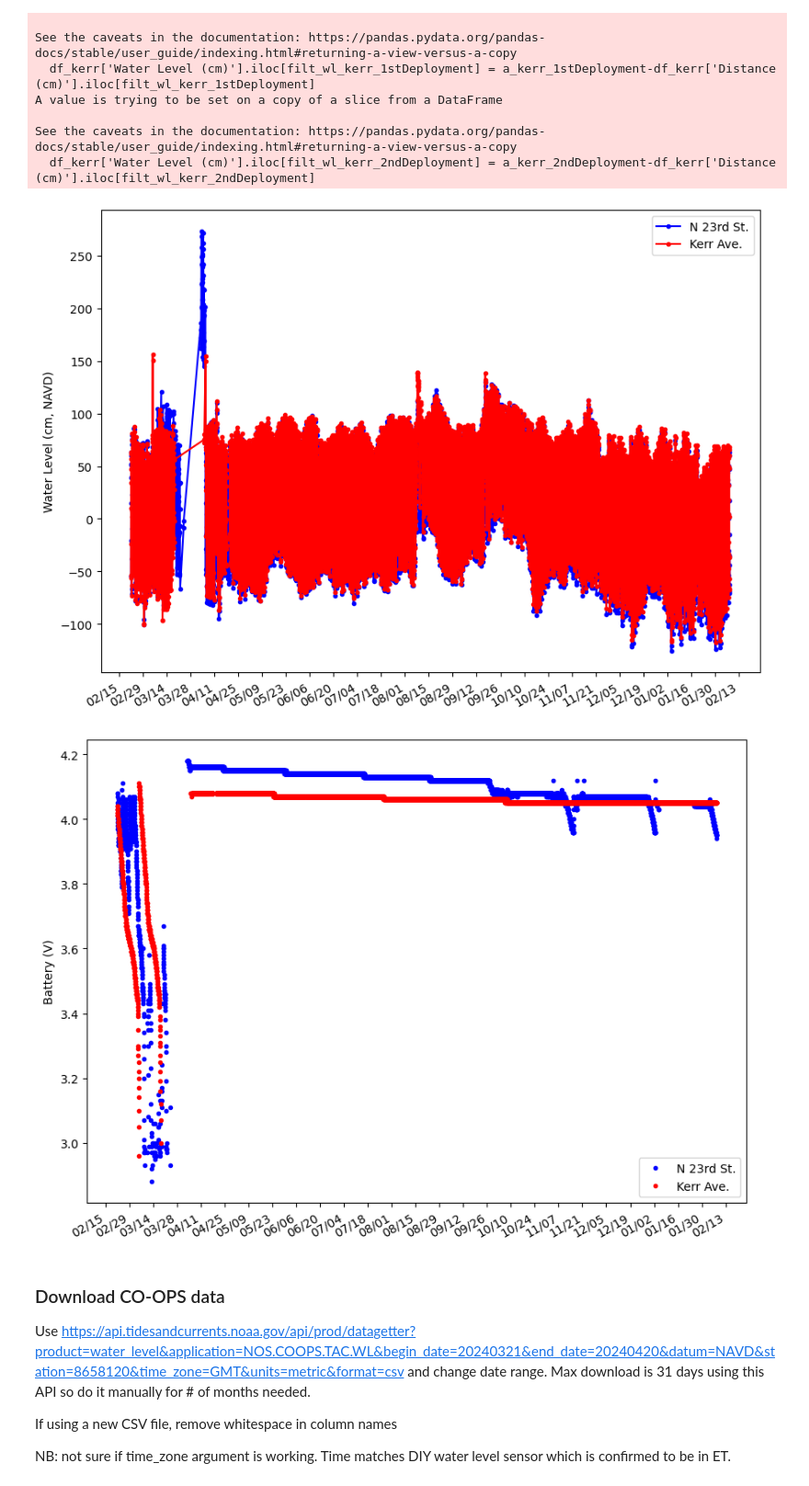
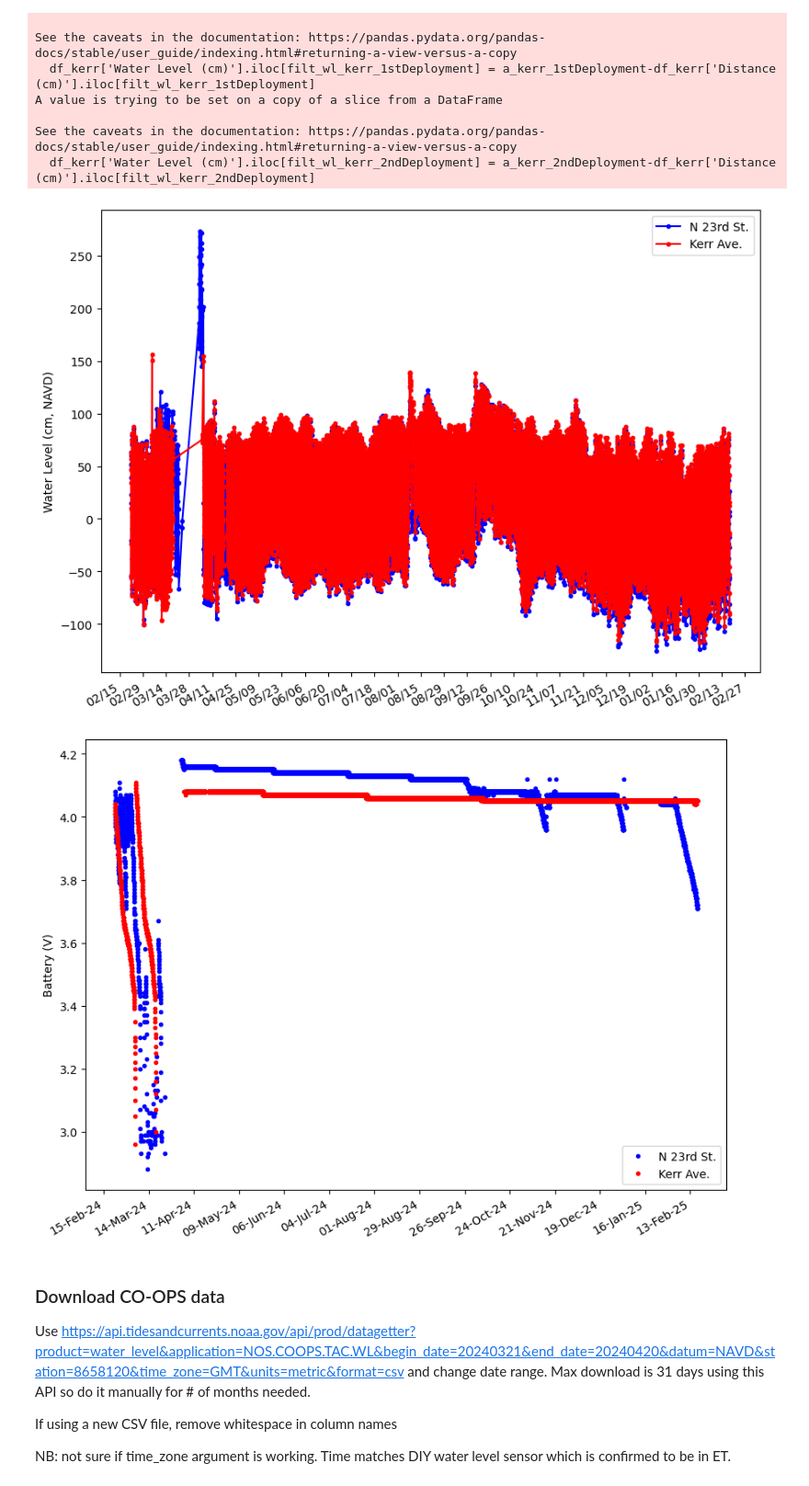
Before and after one commit to COAST-Lab/Open-Water-Level, a Jupyter notebook: Data Analysis/open_water_level_analysis_20240508.ipynb, the cells around one changed output. Shown at 92% size. Cells and saved outputs as stored; diff of their text form; code cells hidden in the pictures.

Commit message:
update google sheet analysis notebook

```diff
--- a/Data Analysis/open_water_level_analysis_20240508.ipynb
+++ b/Data Analysis/open_water_level_analysis_20240508.ipynb
@@ -19,7 +19,7 @@ os.getcwd()
 # %% [output]
 '/Users/bresnahanp/Dropbox/Smart_Coasts_Sensors/Water-Level/Open-Water-Level/Data Analysis'
 # %%
-filepath = os.path.join('Data', 'Water Level 2024 - Sheet1 - 20250207.csv')
+filepath = os.path.join('Data', 'Water Level 2024 - Sheet1 - 20250217.csv')
 df_full = pd.read_csv(filepath, header = None, parse_dates = [1])
 df_full.columns = ['Device_ID', 'Datetime Transmission', 'Sensor', 'Event', 'Unix Time', 'Distance (cm)', 'Battery (V)', 'Charge (%)']
 df_full.head()
@@ -156,25 +156,25 @@ axs.xaxis.set_major_formatter(date_form)
 
 fig.autofmt_xdate()
 # %% [output]
-[figure, old version]
+[figure, new version]
 # %%
 # plt.style.use('dark_background')
 fig, axs = plt.subplots(figsize = (10, 8))
 axs.plot(df_n23['Time (ET)'], df_n23['Battery (V)'], 'b.', label = 'N 23rd St.')
 axs.plot(df_kerr['Time (ET)'], df_kerr['Battery (V)'], 'r.', label = 'Kerr Ave.')
 
 axs.set_ylabel('Battery (V)')
 axs.legend()
 
 # xtick dates are poorly spaced
-axs.xaxis.set_major_locator(ticker.MultipleLocator(14))
+axs.xaxis.set_major_locator(ticker.MultipleLocator(28))
 
-date_form = DateFormatter("%m/%d")
+date_form = DateFormatter("%d-%b-%y")
 axs.xaxis.set_major_formatter(date_form)
 
 fig.autofmt_xdate()
 # %% [output]
-[figure, old version]
+[figure, new version]
 # %% [markdown]
 ### Download CO-OPS data
 Use
```
Also changed, not shown: parts of 4 cells of this notebook, 1 other file.
